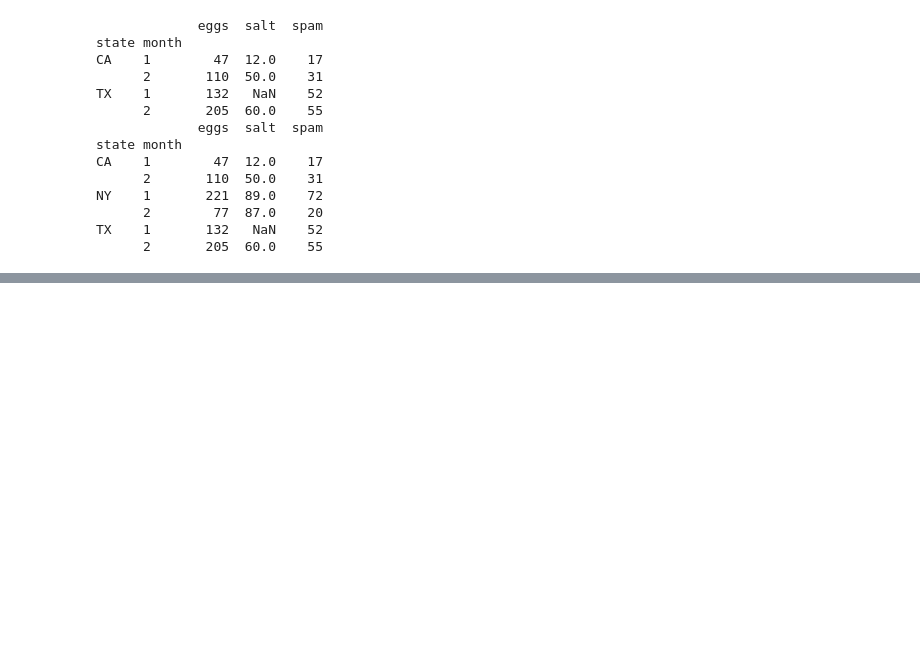
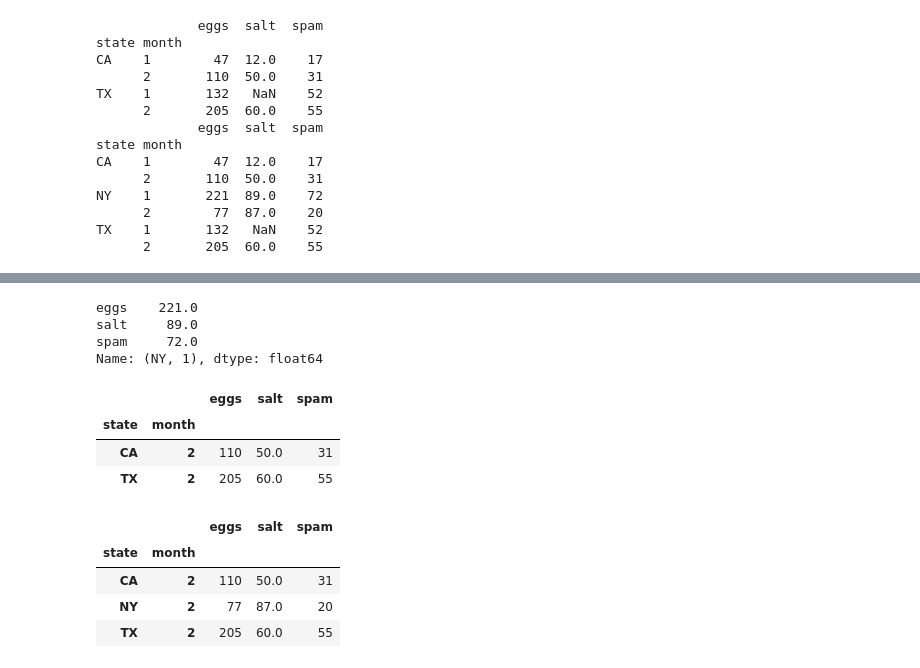
Before and after one commit to naidaire/pd_foundations, a Jupyter notebook: B.2 Advanced Indexing.ipynb, the cells around one changed output, grey strips where cells are left out. Saved outputs shown, nothing was run; the diff lists cells and outputs as text; code cells hidden in the pictures; blank space fills up the shorter version.

```diff
--- a/Untitled.ipynb
+++ b/B.2 Advanced Indexing.ipynb
@@ -371,0 +470,16 @@ TX    1       132   NaN    52
+# %%
+sales = pd.read_csv('./data/sales.csv')
+
+del sales['month']
+
+# create custom series for state and month
+state = pd.Series(['CA', 'CA', 'NY', 'NY', 'TX', 'TX'])
+month = pd.Series([1, 2, 1, 2, 1, 2])
+
+# add State and Month columns to sales df
+sales['state'] = state
+sales['month'] = month
+# %%
+sales = sales.set_index(['state', 'month'])
+
+sales.sort_index()
@@ -371,0 +504,22 @@ TX    1       132   NaN    52
+# %%
+NY_month1
+# %% [output]
+eggs    221.0
+salt     89.0
+spam     72.0
+Name: (NY, 1), dtype: float64
+# %%
+CA_TX_month2
+# %% [output]
+|  |  | eggs | salt | spam |
+| state | month |  |  |  |
+| CA | 2 | 110 | 50.0 | 31 |
+| TX | 2 | 205 | 60.0 | 55 |
+# %%
+sales.loc[(slice(None), 2), :]
+# %% [output]
+|  |  | eggs | salt | spam |
+| state | month |  |  |  |
+| CA | 2 | 110 | 50.0 | 31 |
+| NY | 2 | 77 | 87.0 | 20 |
+| TX | 2 | 205 | 60.0 | 55 |
```
Also changed, not shown: parts of 20 cells of this notebook.
